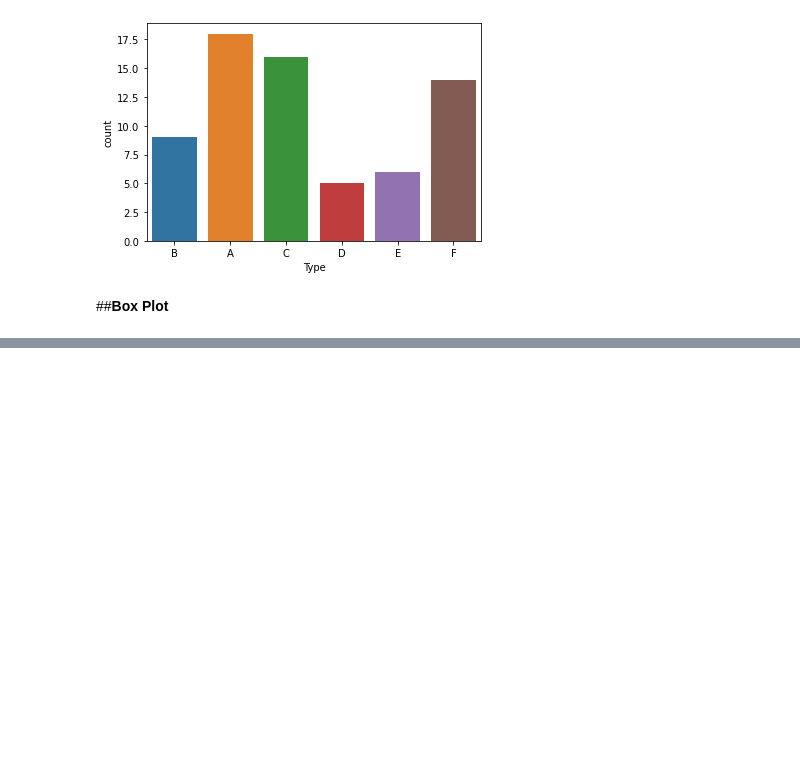
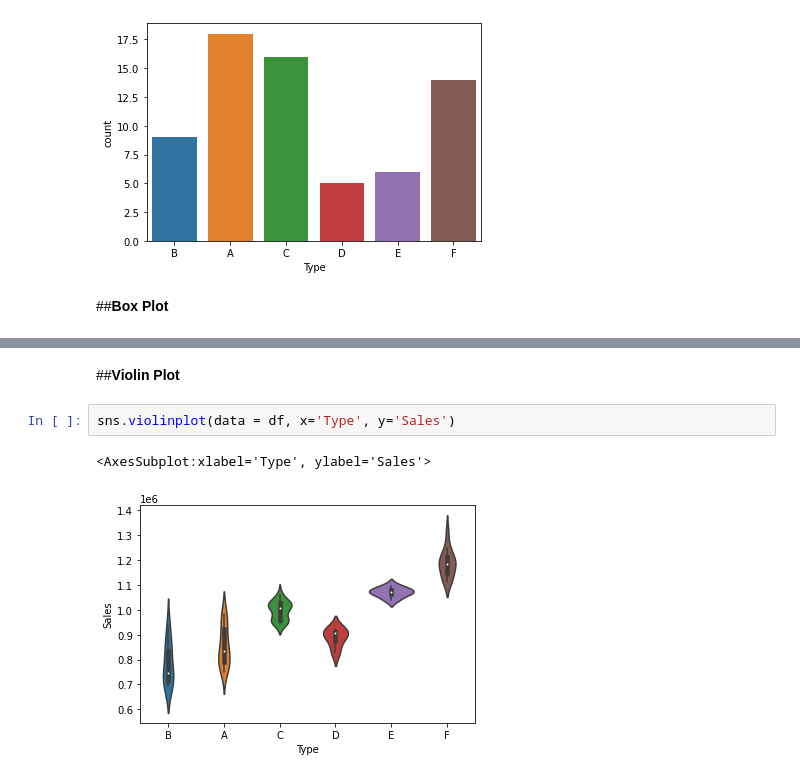
Before and after one commit to MasoumehShariat/ML_Pipeline-EDA, a Jupyter notebook: Descriptive_Statistics.ipynb, the cells around one changed output, grey strips where cells are left out. Drawn from its saved outputs; the diff is of its cells as text; blank space fills up the shorter version.

```diff
--- a/Descriptive_Statistics.ipynb
+++ b/Descriptive_Statistics.ipynb
@@ -130,0 +136,7 @@ sns.countplot(data = df, x = 'Type')
+# %% [markdown]
+##**Violin Plot**
+# %%
+sns.violinplot(data = df, x='Type', y='Sales')
+# %% [output]
+<AxesSubplot:xlabel='Type', ylabel='Sales'>
+[figure, added]
```
Also changed, not shown: parts of 3 cells of this notebook.
